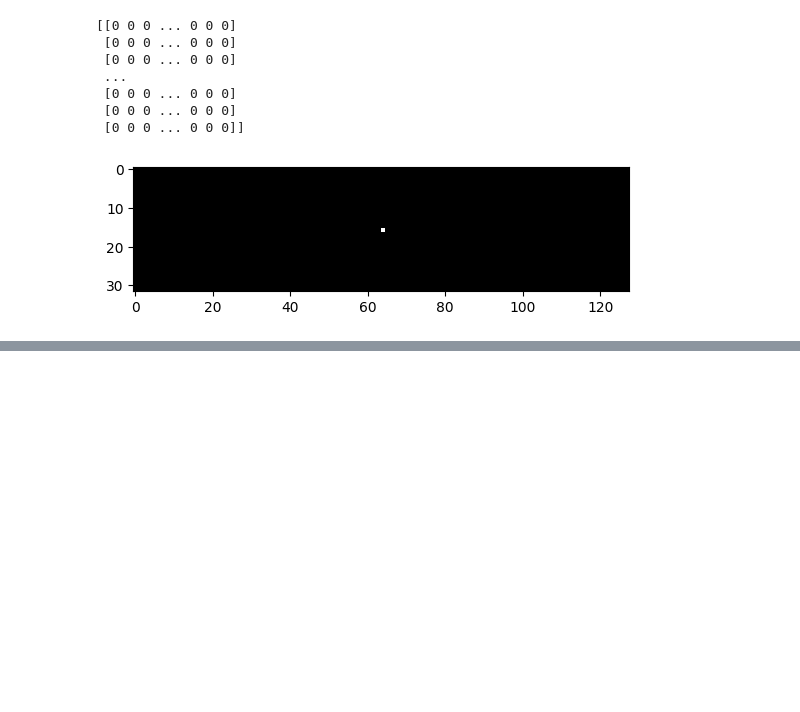
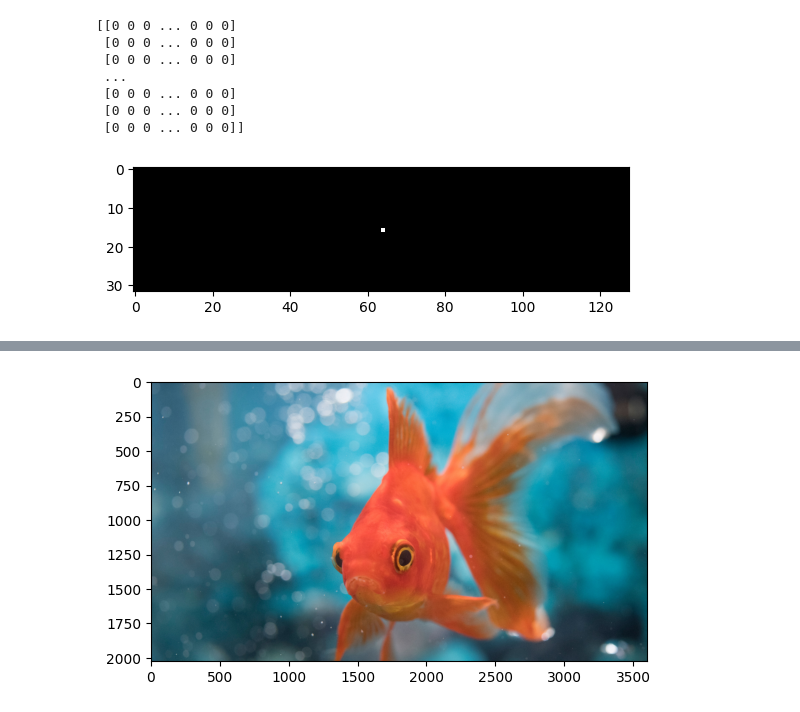
Before and after one commit to svabela5/IPVCLectures, a Jupyter notebook: lecture2.ipynb, the cells around one changed output, grey strips where cells are left out. Cells and saved outputs as stored; diff of their text form; code cells hidden in the pictures; blank space fills up the shorter version.

```diff
--- a/lecture2.ipynb
+++ b/lecture2.ipynb
@@ -58,0 +78,9 @@ plt.show()
+# %%
+#Loading an image from disk and diplaying it as RGB
+imBGR = cv2.imread('images/goldfish.jpg')
+
+imRGB = cv2.cvtColor(imBGR, cv2.COLOR_BGR2RGB)
+plt.imshow(imRGB)
+plt.show()
+# %% [output]
+[figure, added]
```
Also changed, not shown: parts of 3 cells of this notebook.
